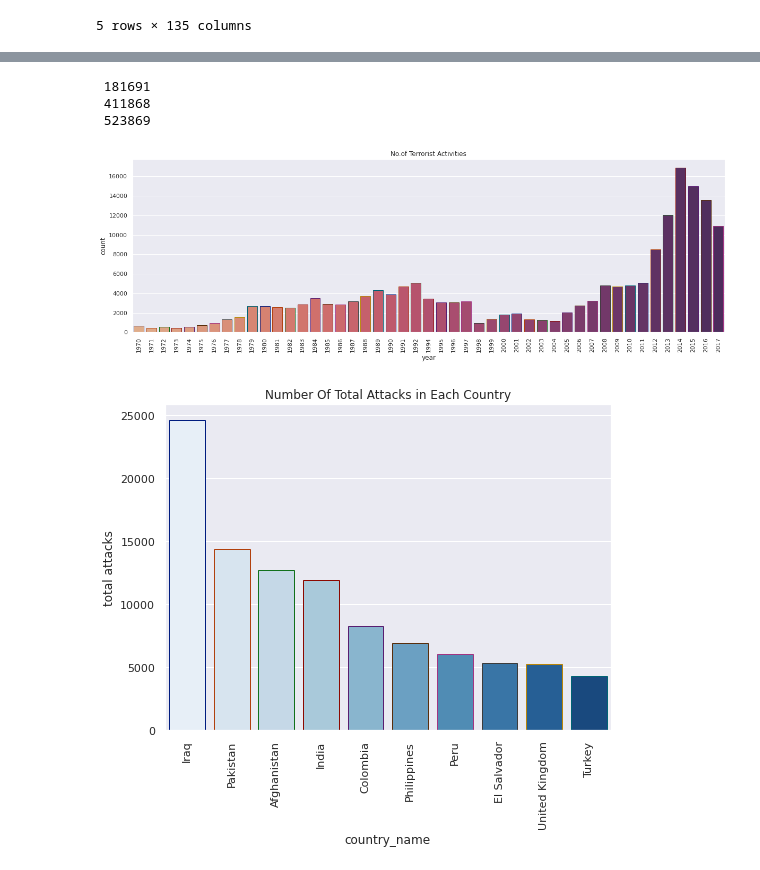
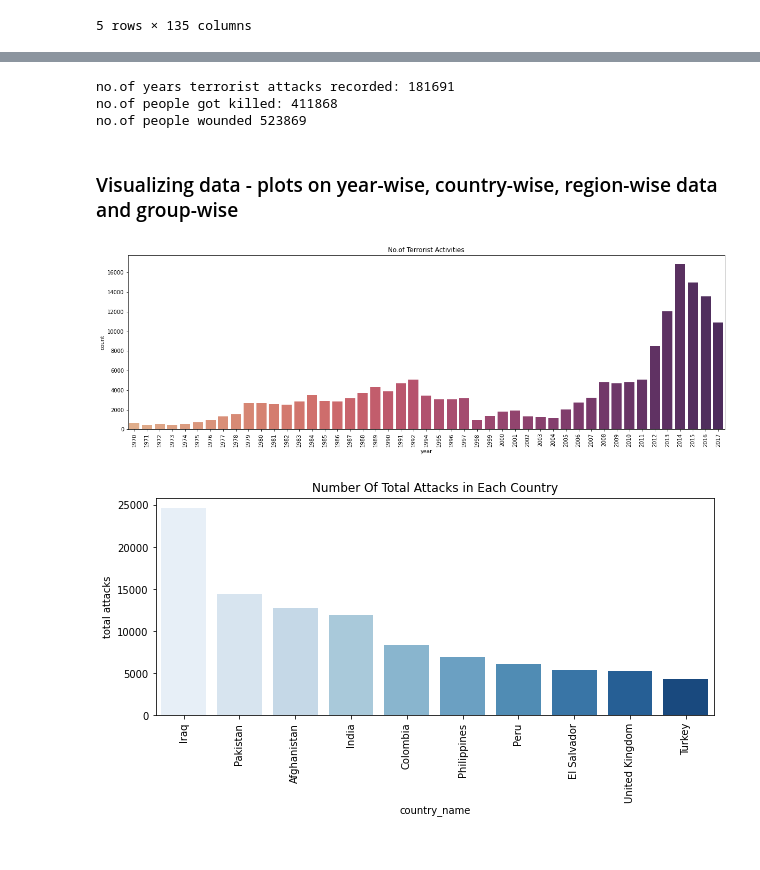
Before and after one commit to keerthana-narra/global-terrorism, a Jupyter notebook: N_Sai_Keerthana_Reddy_Global_Terrorism_Analysis_Capstone_Project.ipynb, the cells around one changed output, grey strips where cells are left out. Saved outputs shown, nothing was run; the diff lists cells and outputs as text; code cells hidden in the pictures.

```diff
--- a/N_Sai_Keerthana_Reddy_Global_Terrorism_Analysis_Capstone_Project.ipynb
+++ b/N_Sai_Keerthana_Reddy_Global_Terrorism_Analysis_Capstone_Project.ipynb
@@ -31,6 +35,10 @@ df.head()
 # %%
 #taking a subset because by looking at the data many columns have null values so not useful
-global_terrorism = df[['eventid','iyear',	'imonth',	'iday', 'extended',	'country', 'country_txt',	'region',	'region_txt',	'provstate',	'city',	'latitude',	'longitude', 'success',	'suicide',	'attacktype1',	'attacktype1_txt', 'targtype1',	'targtype1_txt', 'targsubtype1',	'targsubtype1_txt', 'gname','weaptype1', 'weaptype1_txt',   'nkill',   'nwound',   'ishostkid', 'target1',  'ransom']]
+global_terrorism = df[['eventid','iyear',	'imonth',	'iday', 'extended',	'country', 'country_txt',
+                       'region',	'region_txt',	'provstate',	'city',	'latitude',	'longitude', 'success',
+                       'suicide',	'attacktype1',	'attacktype1_txt', 'targtype1',	'targtype1_txt',
+                       'targsubtype1','targsubtype1_txt', 'gname','weaptype1', 'weaptype1_txt', 'nkill',
+                       'nwound',   'ishostkid', 'target1',  'ransom']]
 # %%
 global_terrorism.head()
 # %% [output]
@@ -43,7 +53,12 @@ global_terrorism.head()
 # %%
 #renaming the columns by the appropriate name
-global_terrorism.rename(columns={'iyear' : 'year' , 'imonth' : 'month', 'iday' : 'day' , 'country_txt' : 'country_name' , 'region_txt' : 'region_name' ,  'attacktype1_txt' : 'attacktype' , 'target1' : 'target' , 'nkill' : 'killed' , 'nwound' : 'wounded'  , 'gname' : 'group' , 'targtype1_txt' : 'target_type' , 'weaptype1_txt' : 'weapon_type' , 'motive' : 'motive' } , inplace = True)
+global_terrorism.rename(columns={'iyear' : 'year' , 'imonth' : 'month', 'iday' : 'day' , 'country_txt' : 'country_name' ,
+                                 'region_txt' : 'region_name' ,  'attacktype1_txt' : 'attacktype' , 'target1' : 'target' ,
+                                 'nkill' : 'killed' , 'nwound' : 'wounded'  , 'gname' : 'group' , 'targtype1_txt' : 'target_type' ,
+                                 'weaptype1_txt' : 'weapon_type' , 'motive' : 'motive' } , inplace = True)
 #Introducing new column
 global_terrorism['casualities'] = global_terrorism.killed + global_terrorism.wounded
 # taking data frame subset into global_terrorism variable
-global_terrorism=global_terrorism[[ 'year' , 'month' , 'day' , 'country', 'country_name' ,'region','region_name' , 'city' , 'latitude' , 'longitude' ,  'attacktype' , 'killed' , 'wounded' , 'casualities' , 'target' , 'group' , 'target_type' , 'weapon_type' ]]
+global_terrorism=global_terrorism[[ 'year' , 'month' , 'day' , 'country', 'country_name' ,'region','region_name' , 'city' ,
+                                   'latitude' , 'longitude' ,  'attacktype' , 'killed' , 'wounded' , 'casualities' , 'target' ,
+                                   'group' , 'target_type' , 'weapon_type' ]]
@@ -71,32 +75,36 @@ terrorist_attacks_yearly.head()
 # %%
-# total no.of attacks recorded
-print('',global_terrorism.index.nunique())
+# total no.of years terrorist attacks recorded
+print('no.of years terrorist attacks recorded:',global_terrorism.index.nunique())
 # total no.of people got killed
-print('',int(global_terrorism.killed.sum()))
+print('no.of people got killed:',int(global_terrorism.killed.sum()))
 # total no.of people wounded
-print('',int(global_terrorism.wounded.sum()))
+print('no.of people wounded',int(global_terrorism.wounded.sum()))
 # %% [output]
- 181691
- 411868
- 523869
+no.of years terrorist attacks recorded: 181691
+no.of people got killed: 411868
+no.of people wounded 523869
+# %% [markdown]
+### Visualizing data - plots on year-wise, country-wise, region-wise data and group-wise
 # %%
 #Visualizing no.of terrorist activities happend from 1970-2017 (Year-wise)
 
 plt.subplots(figsize=(20,6))   # for size of the rectangle the plot should appear length,breadth
-sns.countplot('year',data=global_terrorism,palette='flare',edgecolor=sns.color_palette('dark'))
+sns.countplot('year',data=global_terrorism,palette='flare')
 plt.xticks(rotation=90) # rotates the year value
 plt.title('No.of Terrorist Activities') # title
 plt.show()
 # %% [output]
-[figure, old version]
+[figure, new version]
 # %%
-# Top 10 countries in total no.of attacks (Country-wise)
-plt.subplots(figsize=(8,6))   # for size of the rectangle the plot should appear length,breadth
+# Visualizing Top 10 countries in total no.of attacks (Country-wise)
+plt.subplots(figsize=(10,4))   # for size of the rectangle the plot should appear length,breadth
 country_attacks = global_terrorism.country_name.value_counts()[:10].reset_index() # counting attacks and slicing upto first 10
+
 country_attacks.columns = ['country_name', 'total attacks'] # names of x and y axis
-sns.barplot(x=country_attacks.country_name, y=country_attacks['total attacks'], palette= 'Blues',edgecolor=sns.color_palette('dark'))
+sns.barplot(x=country_attacks.country_name, y=country_attacks['total attacks'], palette= 'Blues')
+
 plt.xticks(rotation=90)
 plt.title('Number Of Total Attacks in Each Country')
 plt.show()
 # %% [output]
-[figure, old version]
+[figure, new version]
```
Also changed, not shown: parts of 15 cells of this notebook.
